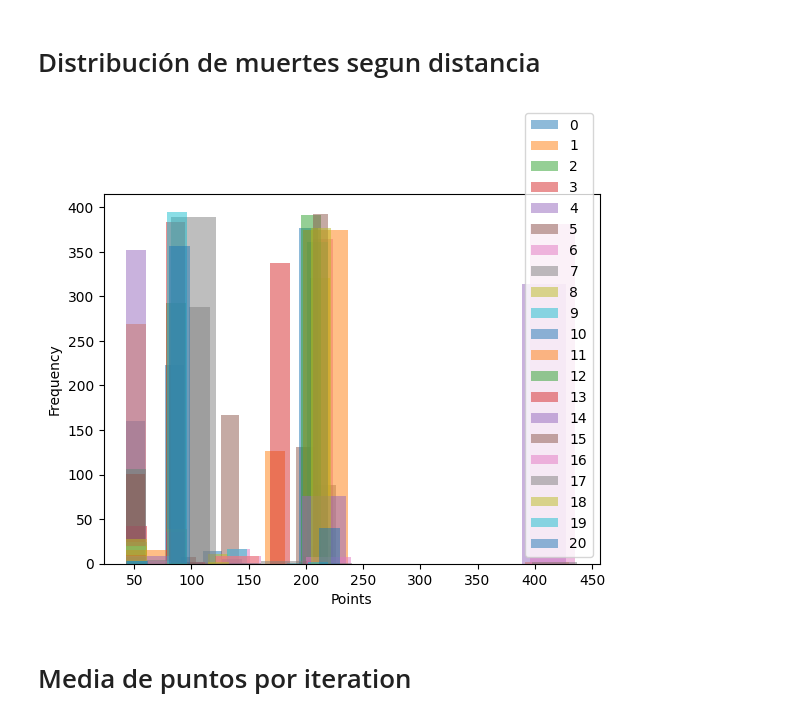
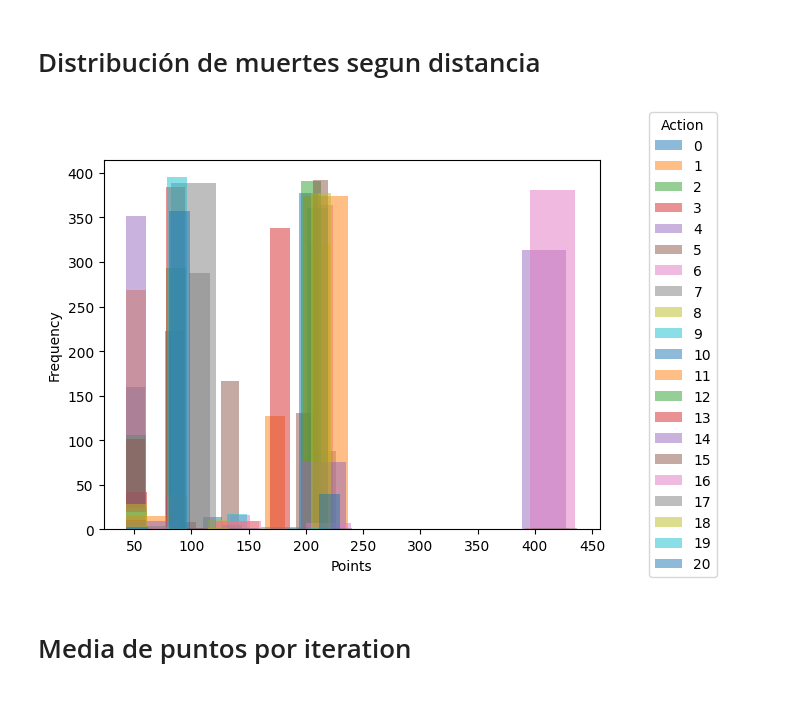
Before and after one commit to xinin/ml-dino, a Jupyter notebook: notebooks/template_dinamico_20.ipynb, the cells around one changed output. Saved outputs shown, nothing was run; the diff lists cells and outputs as text; code cells hidden in the pictures.

```diff
--- a/notebooks/template_dinamico_20.ipynb
+++ b/notebooks/template_dinamico_20.ipynb
@@ -100,17 +100,17 @@ plt.show()
 # %%
 grouped = data_max.groupby('iteration')['points']
 for group_name, group_data in grouped:
     plt.hist(group_data, alpha=0.5, label=group_name)
 
 # Configura los labels de los ejes x e y
 plt.xlabel('Points')
 plt.ylabel('Frequency')
 
 # Muestra la leyenda y el gráfico
-plt.legend()
+l = plt.legend(title='Action', loc='right', bbox_to_anchor=(1.25, 0.5))
 plt.show()
 # %% [output]
-[figure, old version]
+[figure, new version]
 # %% [markdown]
 # Media de puntos por iteration
 # %%
```
Also changed, not shown: parts of 1 cell of this notebook, 13 other files.
